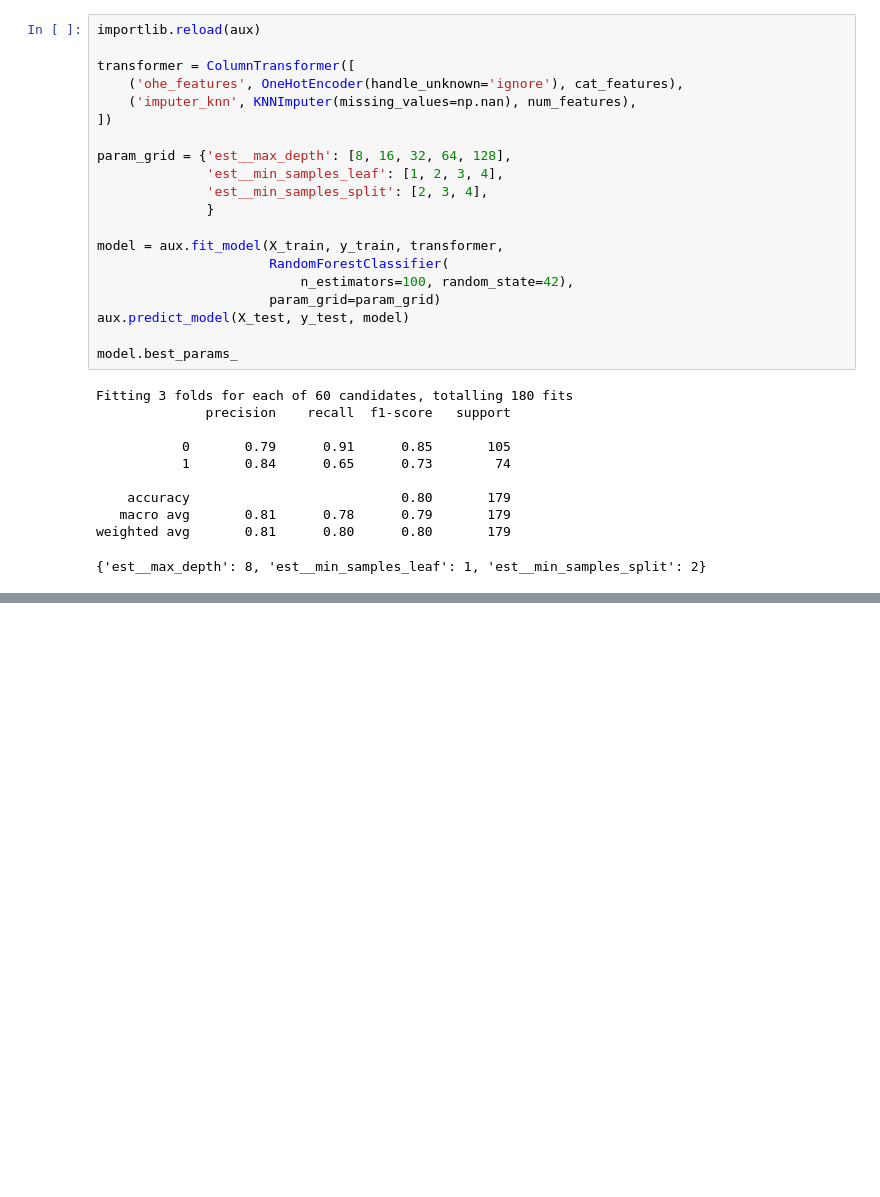
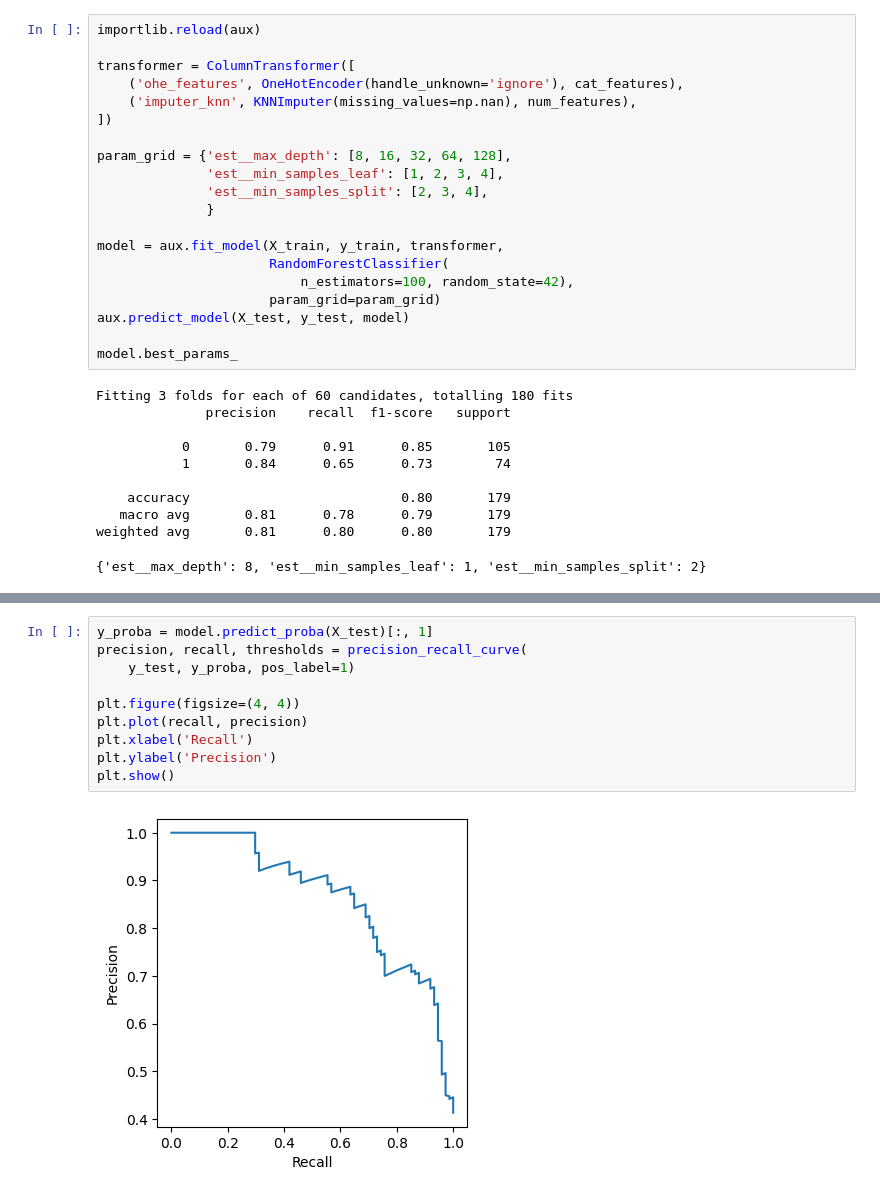
Before and after one commit to data-sandbox/kaggle-comps, a Jupyter notebook: titanic/titanic.ipynb, the cells around one changed output, grey strips where cells are left out. Drawn from its saved outputs; the diff is of its cells as text; blank space fills up the shorter version.

```diff
--- a/titanic/titanic.ipynb
+++ b/titanic/titanic.ipynb
@@ -411,0 +452,12 @@ weighted avg       0.81      0.80      0.80       179
+# %%
+y_proba = model.predict_proba(X_test)[:, 1]
+precision, recall, thresholds = precision_recall_curve(
+    y_test, y_proba, pos_label=1)
+
+plt.figure(figsize=(4, 4))
+plt.plot(recall, precision)
+plt.xlabel('Recall')
+plt.ylabel('Precision')
+plt.show()
+# %% [output]
+[figure, added]
```
Also changed, not shown: parts of 13 cells of this notebook.
